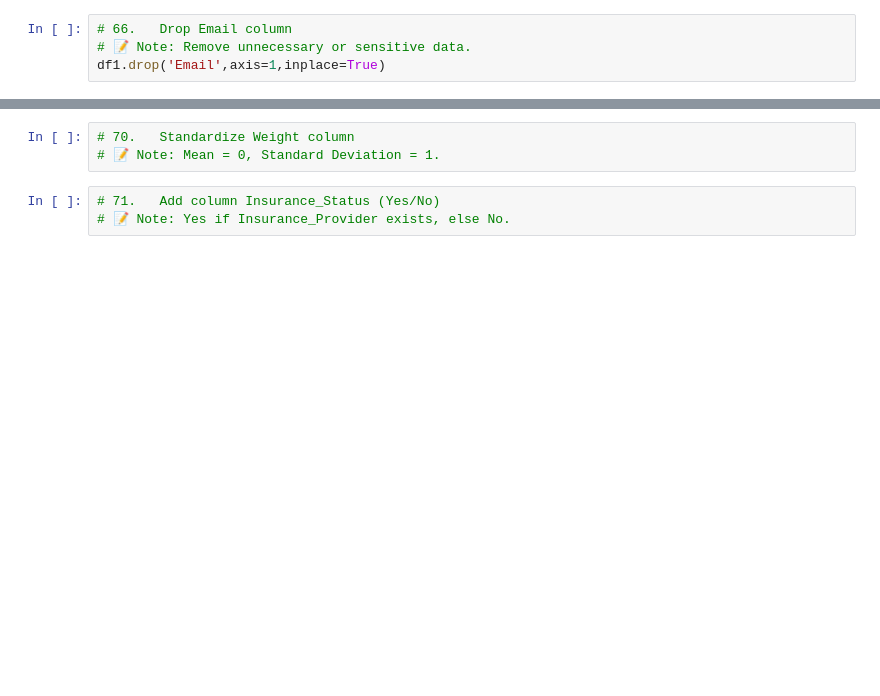
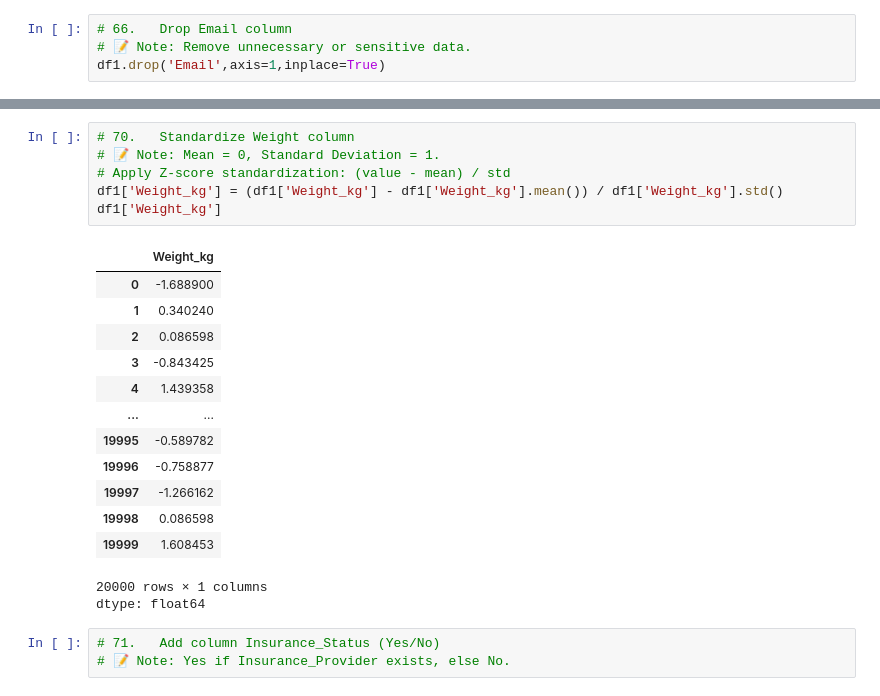
Before and after one commit to vaishnaviPatil1111/Python, a Jupyter notebook: Python_Pandas.ipynb, the cells around one changed output, grey strips where cells are left out. Cells and saved outputs as stored; diff of their text form; blank space fills up the shorter version.

```diff
--- a/Python_Pandas.ipynb
+++ b/Python_Pandas.ipynb
@@ -2829,6 +2846,24 @@ df1['Risk_Level'] = df1['BMI'].apply(lambda i: 'Low' if i < 18.5 else ('Normal'
 # %%
 # 70.	Standardize Weight column
 # 📝 Note: Mean = 0, Standard Deviation = 1.
+# Apply Z-score standardization: (value - mean) / std
+df1['Weight_kg'] = (df1['Weight_kg'] - df1['Weight_kg'].mean()) / df1['Weight_kg'].std()
+df1['Weight_kg']
+# %% [output]
+|  | Weight_kg |
+| 0 | -1.688900 |
+| 1 | 0.340240 |
+| 2 | 0.086598 |
+| 3 | -0.843425 |
+| 4 | 1.439358 |
+| ... | ... |
+| 19995 | -0.589782 |
+| 19996 | -0.758877 |
+| 19997 | -1.266162 |
+| 19998 | 0.086598 |
+| 19999 | 1.608453 |
+20000 rows × 1 columns
+dtype: float64
 # %%
 # 71.	Add column Insurance_Status (Yes/No)
 # 📝 Note: Yes if Insurance_Provider exists, else No.
```
Also changed, not shown: parts of 7 cells of this notebook.
